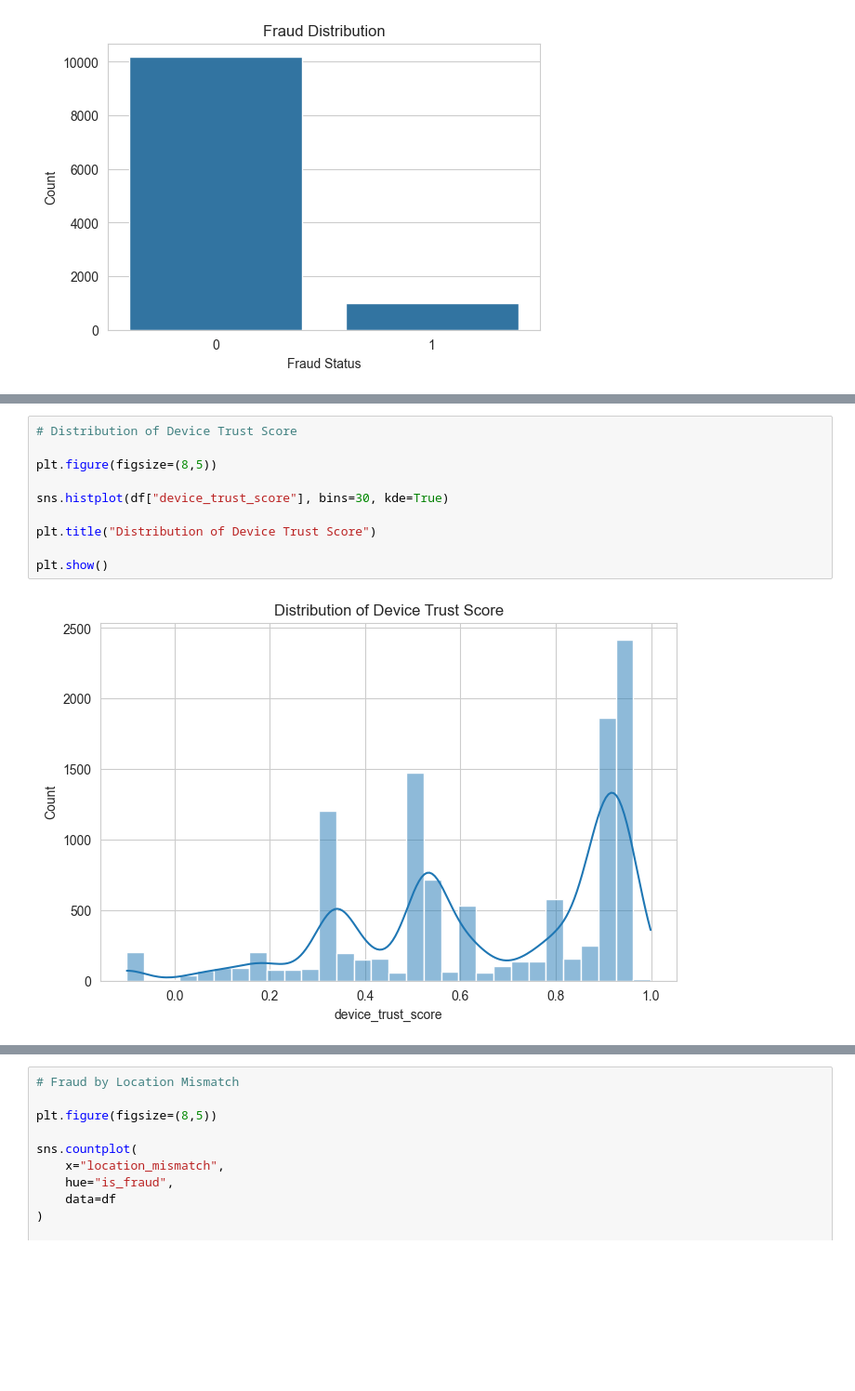
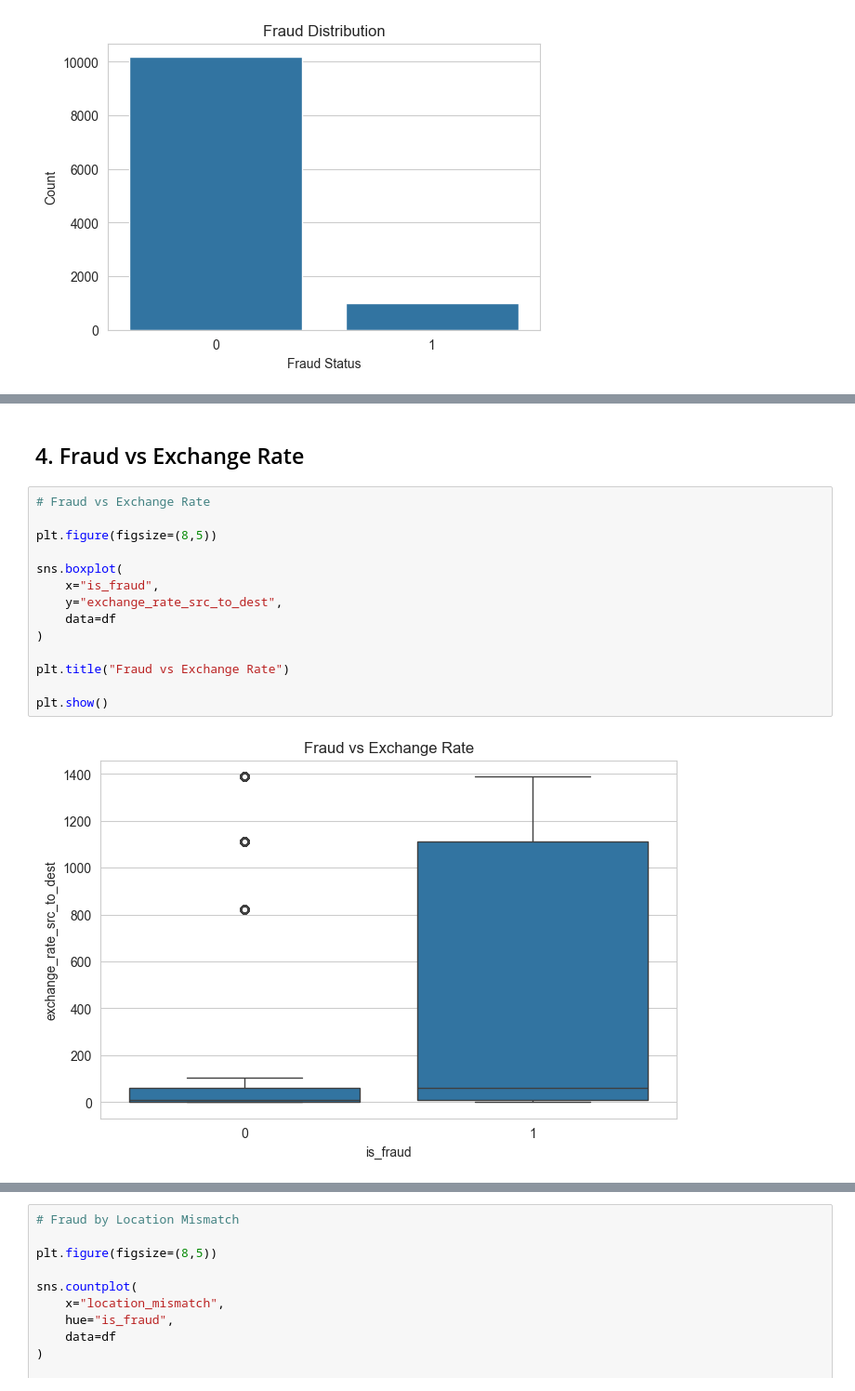
Before and after one commit to esosaomwanghe/Fraud_Detection_Project, a Jupyter notebook: notebook/EDA.ipynb, the cells around one changed output, grey strips where cells are left out. Shown at 93% size. Cells and saved outputs as stored; diff of their text form; blank space fills up the shorter version.

```diff
--- a/notebook/EDA.ipynb
+++ b/notebook/EDA.ipynb
@@ -624,13 +630,19 @@ plt.show()
+# %% [markdown]
+## 4. Fraud vs Exchange Rate
 # %%
-# Distribution of Device Trust Score
+# Fraud vs Exchange Rate
 
 plt.figure(figsize=(8,5))
 
-sns.histplot(df["device_trust_score"], bins=30, kde=True)
+sns.boxplot(
+    x="is_fraud",
+    y="exchange_rate_src_to_dest",
+    data=df
+)
 
-plt.title("Distribution of Device Trust Score")
+plt.title("Fraud vs Exchange Rate")
 
 plt.show()
 # %% [output]
-[figure, old version]
+[figure, new version]
 # %% [markdown]
```
Also changed, not shown: parts of 36 cells of this notebook, 1 other file.
